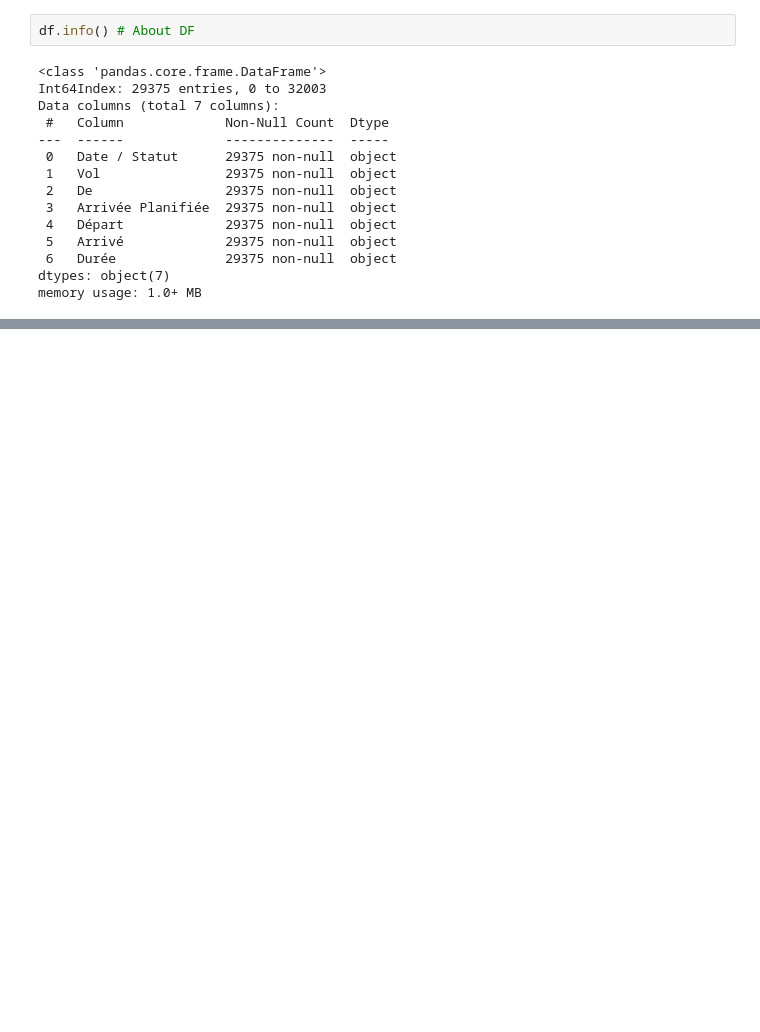
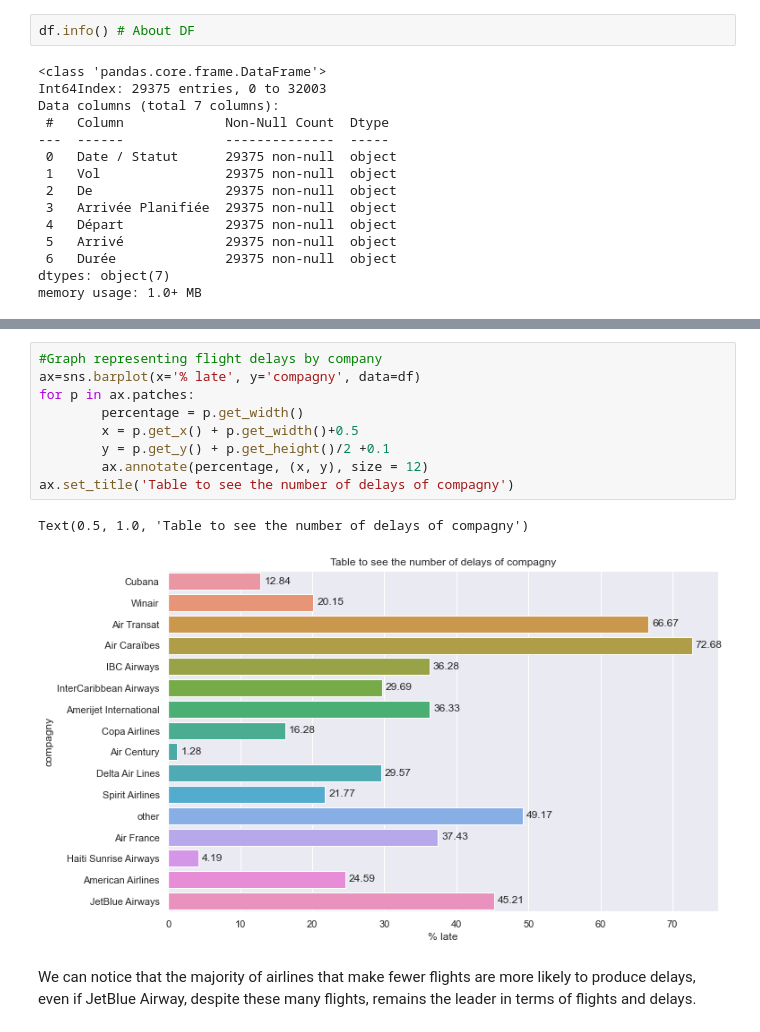
Before and after one commit to Shito3/Airplanes_Analysis, a Jupyter notebook: airlines-EDA.ipynb, the cells around one changed output, grey strips where cells are left out. Saved outputs shown, nothing was run; the diff lists cells and outputs as text; blank space fills up the shorter version.

```diff
--- a/airlines-EDA.ipynb
+++ b/airlines-EDA.ipynb
@@ -212,0 +552,14 @@ heure_Arrivée('07:54 EDT')
+# %%
+#Graph representing flight delays by company
+ax=sns.barplot(x='% late', y='compagny', data=df)
+for p in ax.patches:
+        percentage = p.get_width()
+        x = p.get_x() + p.get_width()+0.5
+        y = p.get_y() + p.get_height()/2 +0.1
+        ax.annotate(percentage, (x, y), size = 12)
+ax.set_title('Table to see the number of delays of compagny')
+# %% [output]
+Text(0.5, 1.0, 'Table to see the number of delays of compagny')
+[figure, added]
+# %% [markdown]
+We can notice that the majority of airlines that make fewer flights are more likely to produce delays, even if JetBlue Airway, despite these many flights, remains the leader in terms of flights and delays.
```
Also changed, not shown: parts of 115 cells of this notebook, 2 other files.
